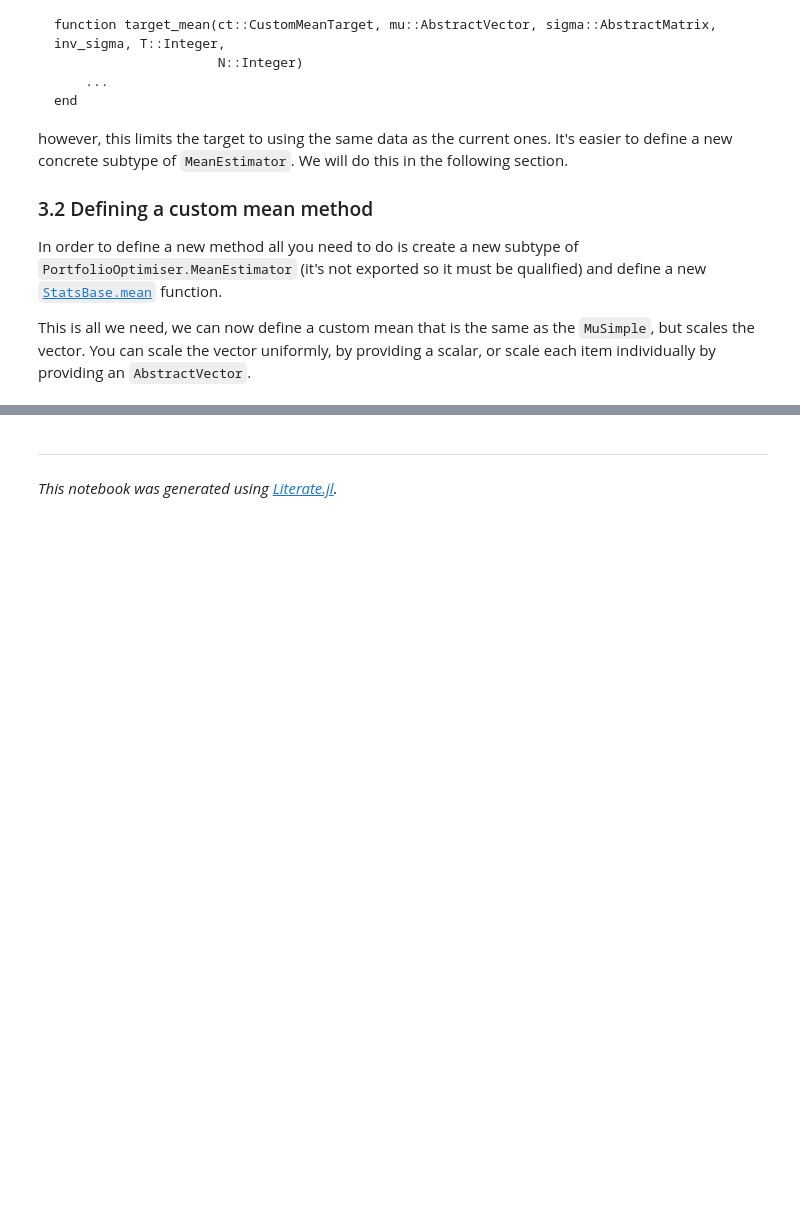
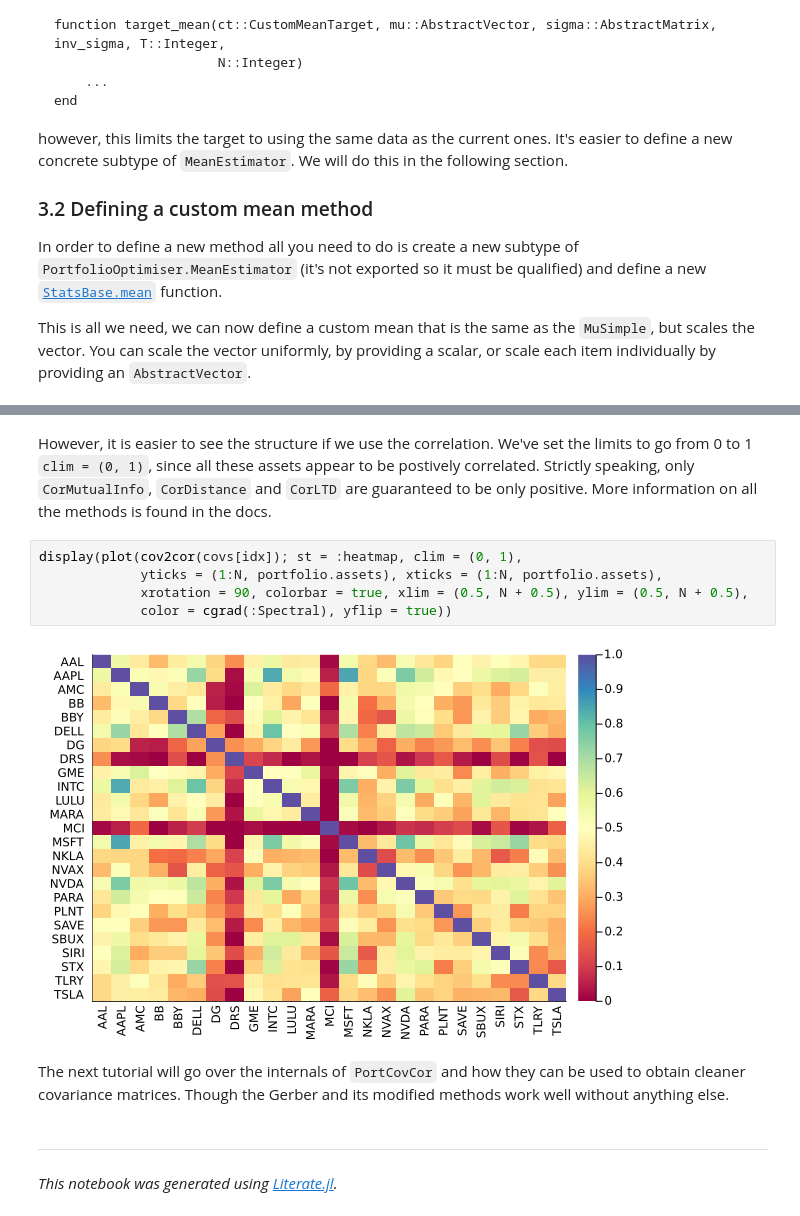
Before and after one commit to dcelisgarza/PortfolioOptimiser.jl, a Jupyter notebook: examples/2_asset_statistics.ipynb, the cells around one changed output, grey strips where cells are left out. Saved outputs shown, nothing was run; the diff lists cells and outputs as text; blank space fills up the shorter version.

Commit message:
Tutorial 2

```diff
--- a/examples/2_asset_statistics.ipynb
+++ b/examples/2_asset_statistics.ipynb
@@ -263,3 +325,14 @@ PortCovCor(CovFull(false, StatsBase.SimpleCovariance(true), nothing), PosdefNear
+# %% [markdown]
+However, it is easier to see the structure if we use the correlation. We've set the limits to go from 0 to 1 `clim = (0, 1)`, since all these assets appear to be postively correlated. Strictly speaking, only `CorMutualInfo`, `CorDistance` and `CorLTD` are guaranteed to be only positive. More information on all the methods is found in the docs.
+# %%
+display(plot(cov2cor(covs[idx]); st = :heatmap, clim = (0, 1),
+             yticks = (1:N, portfolio.assets), xticks = (1:N, portfolio.assets),
+             xrotation = 90, colorbar = true, xlim = (0.5, N + 0.5), ylim = (0.5, N + 0.5),
+             color = cgrad(:Spectral), yflip = true))
+# %% [output]
+[figure, added]
+# %% [markdown]
+The next tutorial will go over the internals of `PortCovCor` and how they can be used to obtain cleaner covariance matrices. Though the Gerber and its modified methods work well without anything else.
 # %% [markdown]
 ---
 
```
Also changed, not shown: parts of 15 cells of this notebook, 5 other files.
